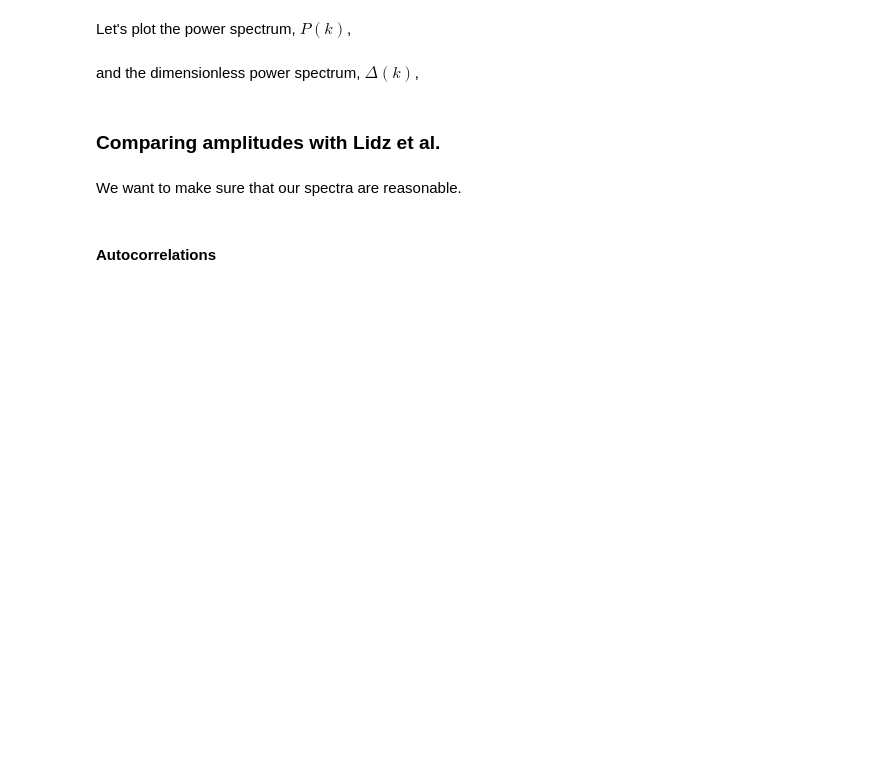
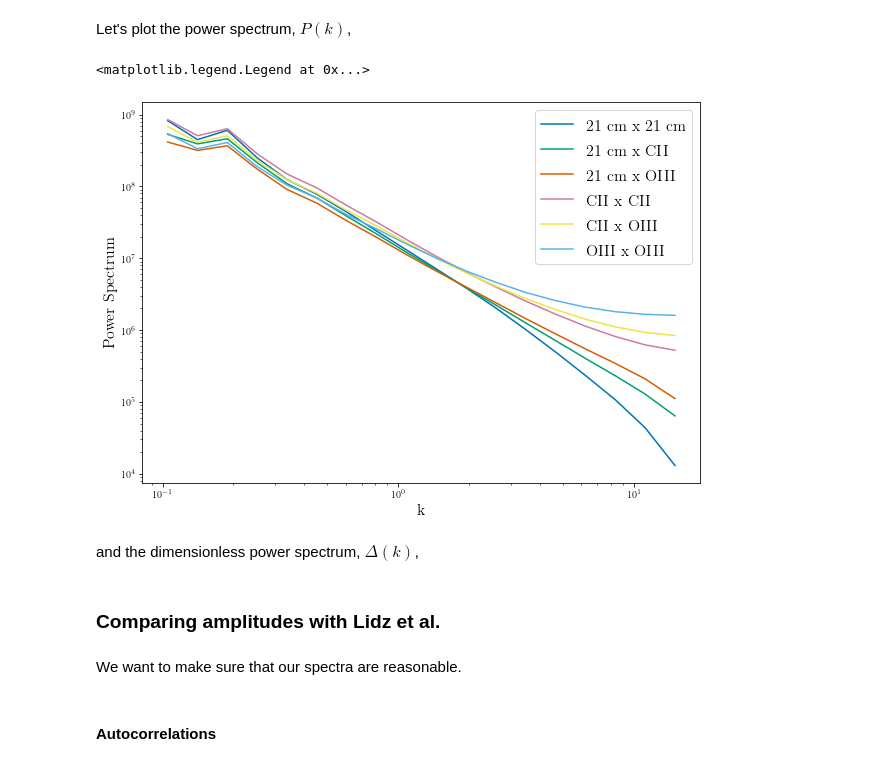
Before and after one commit to lisaleemcb/deprism, a Jupyter notebook: generate_spectra.ipynb, the cells around one changed output. Saved outputs shown, nothing was run; the diff lists cells and outputs as text; code cells hidden in the pictures; blank space fills up the shorter version.

```diff
--- a/generate_spectra.ipynb
+++ b/generate_spectra.ipynb
@@ -576,3 +462,7 @@ UFuncTypeError: ufunc 'add' did not contain a loop with signature matching types
+# %%
+spectra = (k, [p_specs['P_21cm_21cm'], p_specs['P_21cm_CII'],
+               p_specs['P_21cm_OIII'], p_specs['P_CII_CII'],
+               p_specs['P_CII_OIII'], p_specs['P_OIII_OIII']])
 # %%
 fig, ax = plt.subplots()
 
@@ -611,24 +498,27 @@ Let's plot the power spectrum, $P(k)$,
 # %%
 fig, ax = plt.subplots()
 
 fig.set_figheight(7)
 fig.set_figwidth(10)
 
 line_labels = [r'21 cm', r'CII', r'OIII']
 
 #ax.axvline(k_log[9], color='black', ls='--', alpha=.2)
 
 #plt.loglog(k_log, Lidz_pspec_log, label='Lidz log')
 
 for i in range(len(spectra[1])):
-    plt.loglog(k_log[1:-1], spectra[1][i][1:-1], marker='None',
+    plt.loglog(k[1:-1], spectra[1][i][1:-1], marker='None',
         label=r'{} x {} '.format(line_labels[int(indices[i][0])],
                                                        line_labels[int(indices[i][1])]))
 
 plt.xlabel('k',fontsize=16)
 plt.ylabel('Power Spectrum', fontsize=16)
 
 plt.legend(fontsize=16)
+# %% [output]
+<matplotlib.legend.Legend at 0x...>
+[figure, added]
 # %% [markdown]
 and the dimensionless power spectrum, $\Delta(k)$,
 # %%
```
Also changed, not shown: parts of 110 cells of this notebook, 4 other files.
